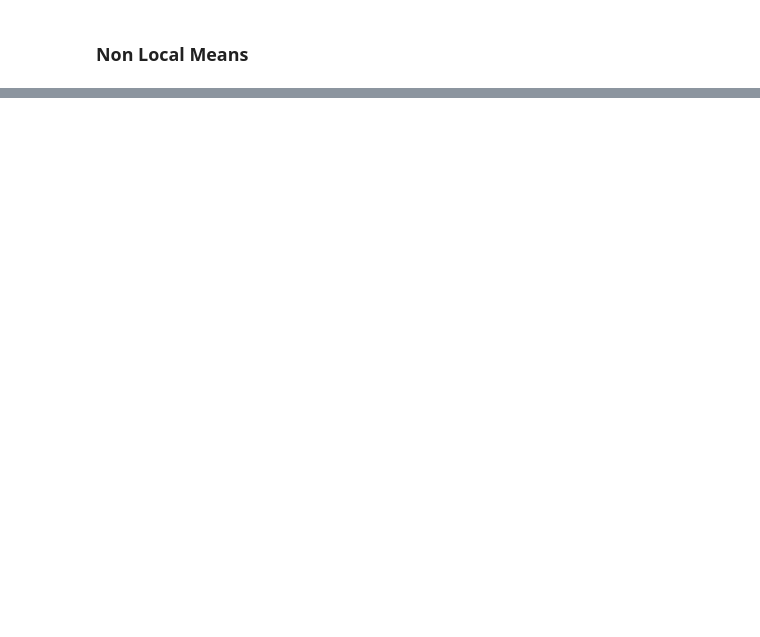
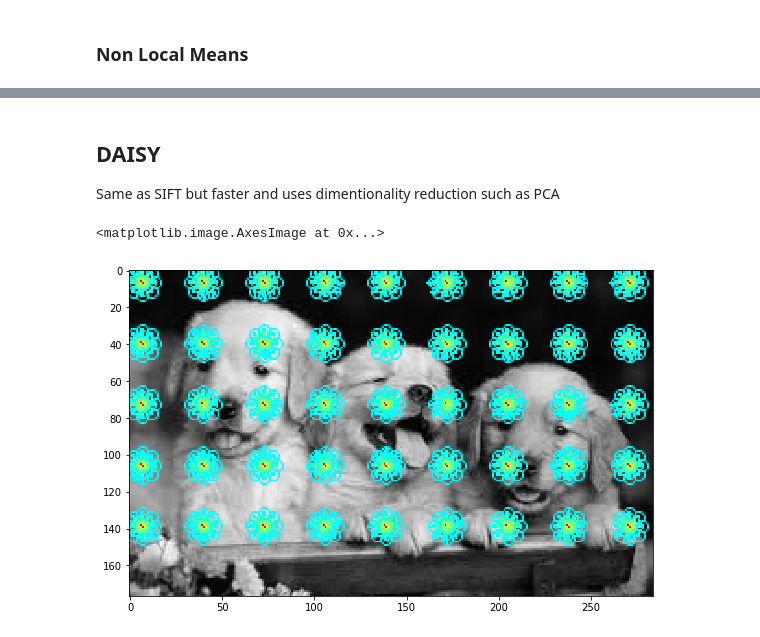
Before and after one commit to deshwalmahesh/Image-Processing, a Jupyter notebook: Image Processing.ipynb, the cells around one changed output, grey strips where cells are left out. Cells and saved outputs as stored; diff of their text form; code cells hidden in the pictures; blank space fills up the shorter version.

```diff
--- a/Image Processing.ipynb
+++ b/Image Processing.ipynb
@@ -223,0 +362,14 @@ plt.imshow(nl_mean)
+# %% [markdown]
+## DAISY
+Same as SIFT but faster and uses dimentionality reduction such as PCA
+# %%
+descs, desc_img = feature.daisy(gray3,step=33,radius=7,visualize=True)
+# use circular Gaussian Window with radius 2 to smooth the image and calculate the histograms of gradients
+# use the distance of 30 between two sampling points
+# number of keypoints change based on the radius and step
+
+fig = plt.figure(figsize=(12,6))
+plt.imshow(desc_img)
+# %% [output]
+<matplotlib.image.AxesImage at 0x...>
+[figure, added]
```
Also changed, not shown: parts of 42 cells of this notebook, 3 other files.
